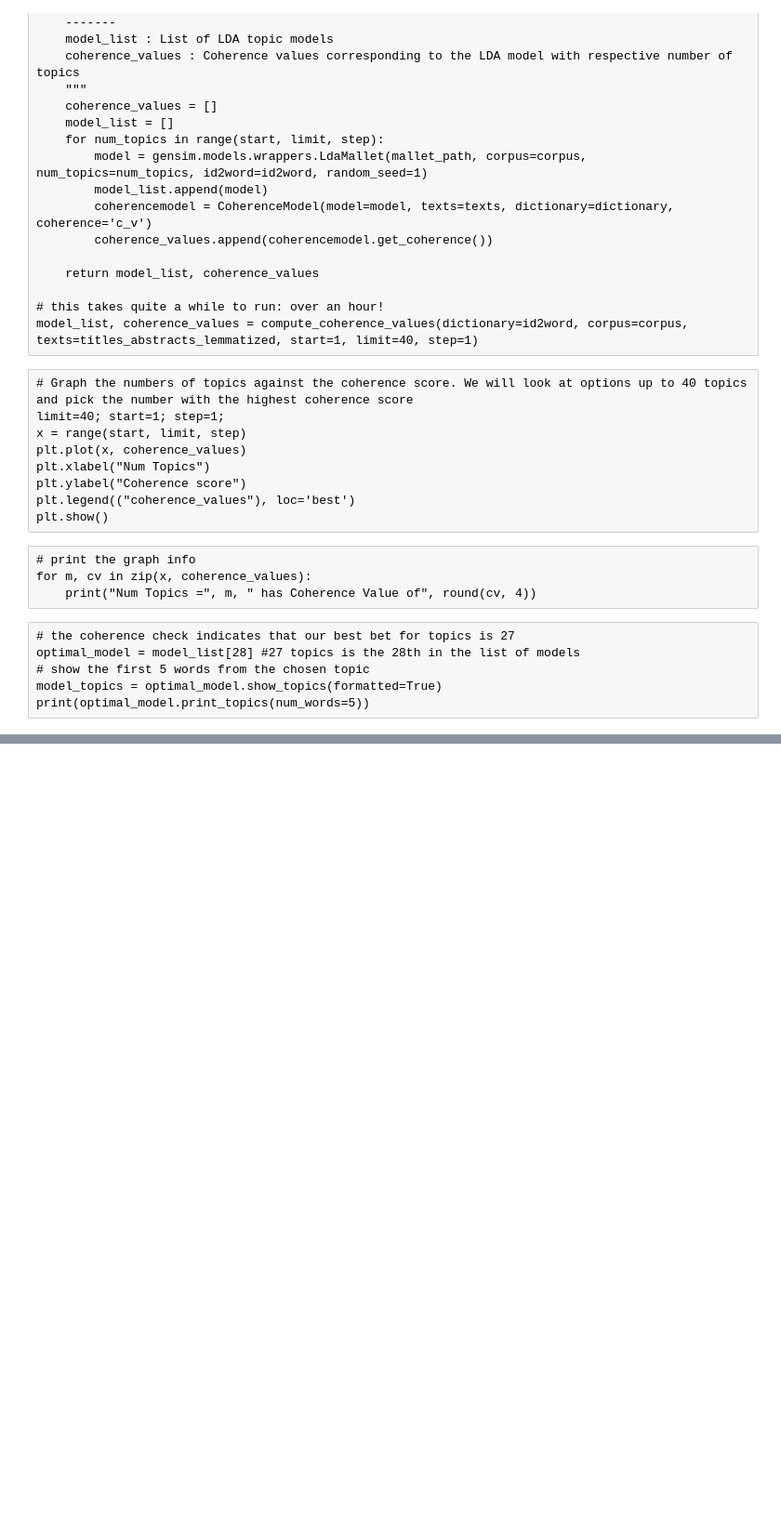
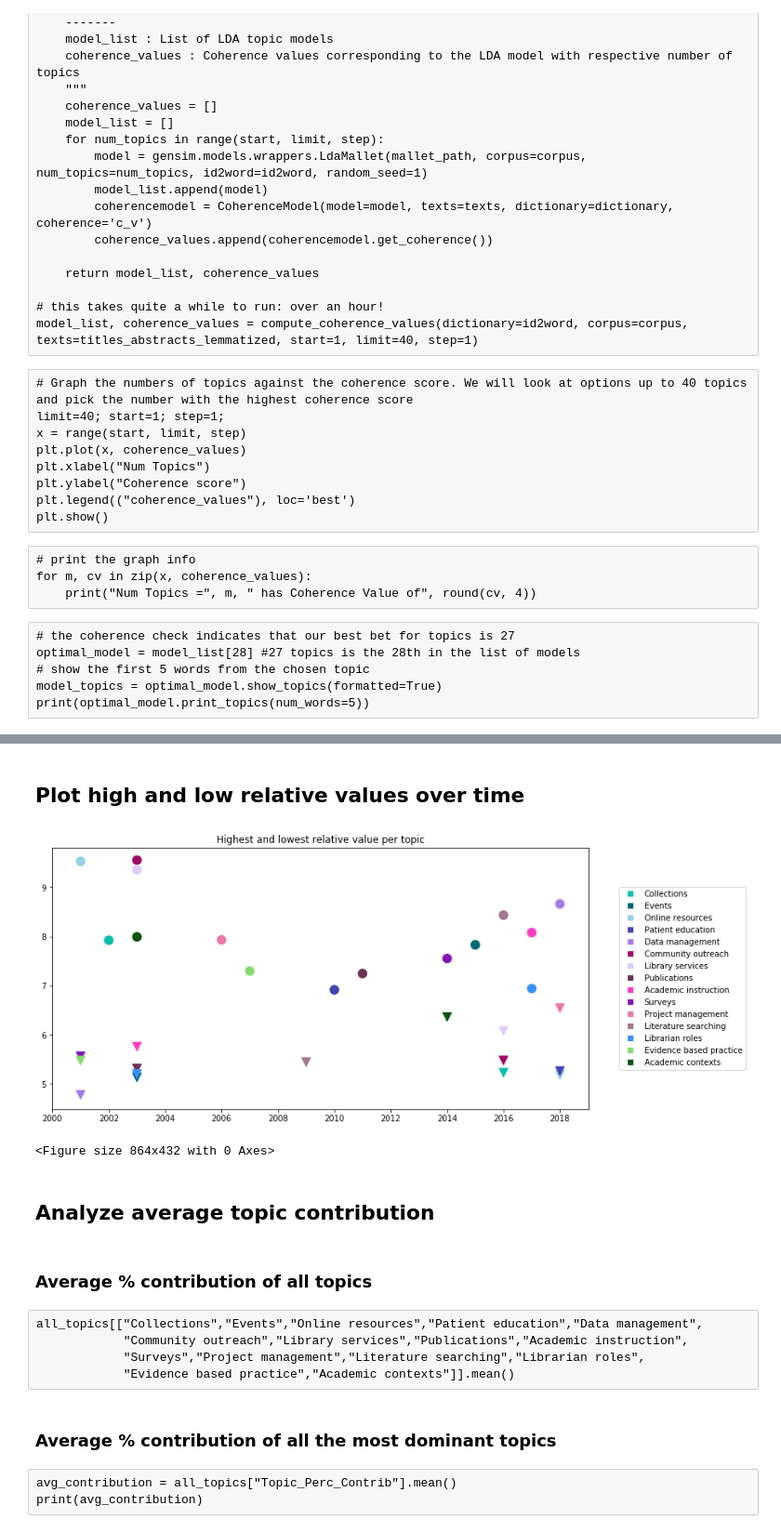
Before and after one commit to bethanymyers/mla, a Jupyter notebook: MLA LDA.ipynb, the cells around one changed output, grey strips where cells are left out. Shown at 93% size. Saved outputs shown, nothing was run; the diff lists cells and outputs as text; code cells hidden in the pictures; blank space fills up the shorter version.

```diff
--- a/MLA LDA.ipynb
+++ b/MLA LDA.ipynb
@@ -539,0 +502,69 @@ Length: 27, dtype: int64
+# %% [markdown]
+## Plot high and low relative values over time
+# %%
+# new dataframe for high and low values
+high_rel = pd.DataFrame()
+high_rel["Value"] = topics_over_time_plot.max()
+high_rel["Year"] = topics_over_time_plot.idxmax()
+high_rel['Topic'] = high_rel.index
+
+low_rel = pd.DataFrame()
+low_rel["Value"] = topics_over_time_plot.min()
+low_rel["Year"] = topics_over_time_plot.idxmin()
+low_rel['Topic'] = low_rel.index
+
+#display(high_rel)
+#display(low_rel)
+
+#make list of colors for graph
+cmap = ["#0cc0aa","#016876","#93d0e2","#4443b4","#a77ae9",
+        "#9f0b64","#dfccfa","#6c3357","#fd3fbe","#8115b4",
+        "#ec78a8","#a2788d","#3a91fb","#88da6f","#0b5313"]
+
+#make list of label names for graph
+topiclist = ["Collections","Events","Online resources",
+             "Patient education","Data management","Community outreach",
+             "Library services","Publications","Academic instruction",
+             "Surveys","Project management","Literature searching",
+             "Librarian roles","Evidence based practice","Academic contexts"]
+
+#convert the year to a date
+high_rel["Year"] = pd.to_datetime(high_rel["Year"], format='%Y')
+low_rel["Year"] = pd.to_datetime(low_rel["Year"], format='%Y')
+
+#convert value to percentage
+high_rel["Value"] = high_rel["Value"] * 100
+low_rel["Value"] = low_rel["Value"] * 100
+
+#plotting
+fig, ax = plt.subplots(figsize=(12,6))
+
+ax.scatter(high_rel["Year"], high_rel["Value"], c=cmap, s=120, marker="o")
+ax.scatter(low_rel["Year"], low_rel["Value"], c=cmap, s=120, marker="v")
+ax.set_title("Highest and lowest relative value per topic")
+
+handlelist = [plt.plot([], marker="s", ls="", color=color)[0] for color in cmap]
+plt.legend(handlelist,topiclist,loc='center right', bbox_to_anchor=(1.3,.5))
+
+plt.show()
+
+fig = plt.gcf()
+fig.set_size_inches(12, 6)
+#fig.savefig('test2png.png', dpi=100)
+# %% [output]
+[figure, added]
+<Figure size 864x432 with 0 Axes>
+# %% [markdown]
+## Analyze average topic contribution
+# %% [markdown]
+### Average % contribution of all topics
+# %% [raw]
+all_topics[["Collections","Events","Online resources","Patient education","Data management",
+            "Community outreach","Library services","Publications","Academic instruction",
+            "Surveys","Project management","Literature searching","Librarian roles",
+            "Evidence based practice","Academic contexts"]].mean()
+# %% [markdown]
+### Average % contribution of all the most dominant topics
+# %% [raw]
+avg_contribution = all_topics["Topic_Perc_Contrib"].mean()
+print(avg_contribution)
```
Also changed, not shown: parts of 85 cells of this notebook, 1 other file.
